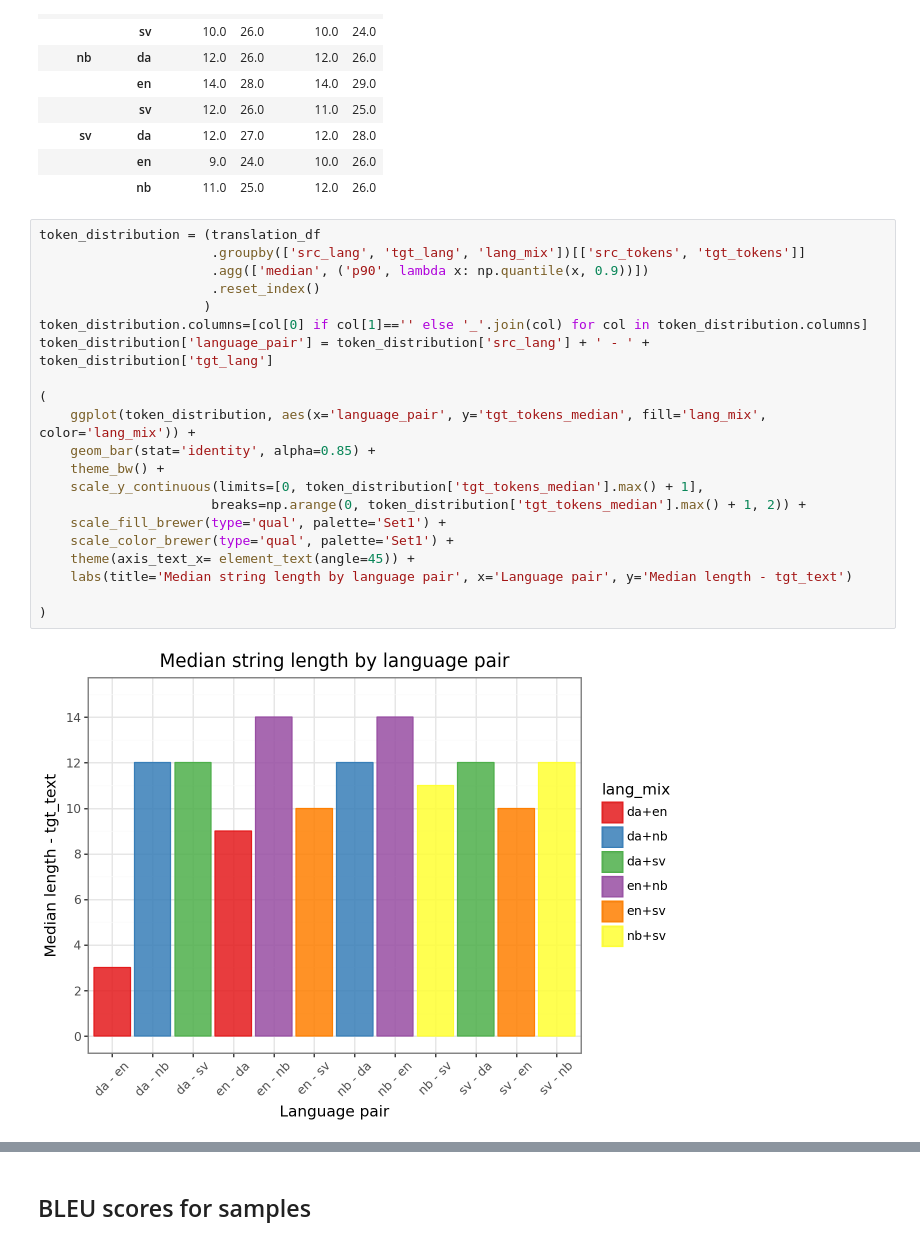
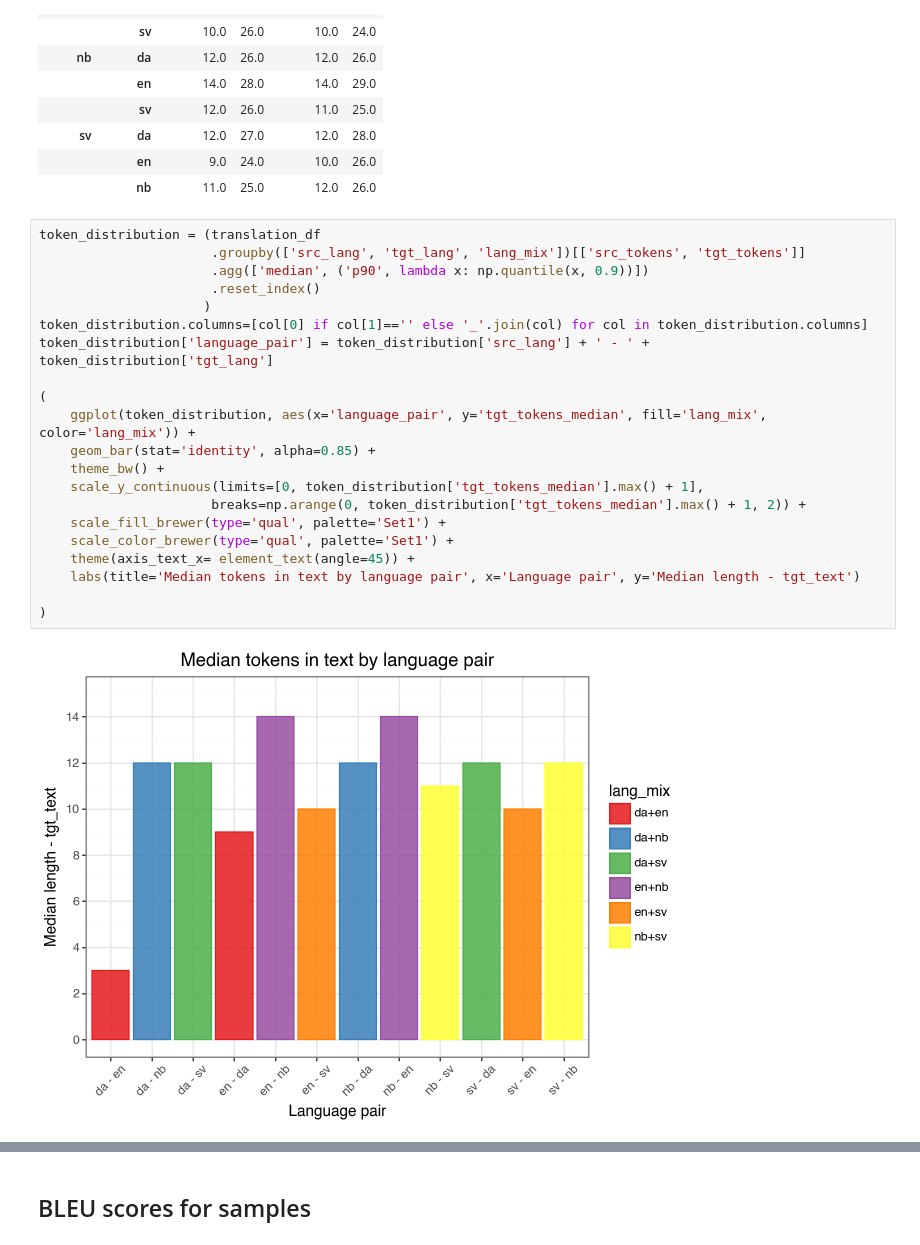
Before and after one commit to AdamNavarroLiriano/language-api, a Jupyter notebook: notebooks/1-EDA.ipynb, the cells around one changed output, grey strips where cells are left out. Cells and saved outputs as stored; diff of their text form.

```diff
--- a/notebooks/1-EDA.ipynb
+++ b/notebooks/1-EDA.ipynb
@@ -138,23 +169,23 @@ translation_df.groupby(['src_lang', 'tgt_lang'])[['src_tokens', 'tgt_tokens']].a
 # %%
 token_distribution = (translation_df
                       .groupby(['src_lang', 'tgt_lang', 'lang_mix'])[['src_tokens', 'tgt_tokens']]
                       .agg(['median', ('p90', lambda x: np.quantile(x, 0.9))])
                       .reset_index()
                      )
 token_distribution.columns=[col[0] if col[1]=='' else '_'.join(col) for col in token_distribution.columns]
 token_distribution['language_pair'] = token_distribution['src_lang'] + ' - ' + token_distribution['tgt_lang']
 
 (
     ggplot(token_distribution, aes(x='language_pair', y='tgt_tokens_median', fill='lang_mix', color='lang_mix')) +
     geom_bar(stat='identity', alpha=0.85) +
     theme_bw() +
     scale_y_continuous(limits=[0, token_distribution['tgt_tokens_median'].max() + 1],
                       breaks=np.arange(0, token_distribution['tgt_tokens_median'].max() + 1, 2)) +
     scale_fill_brewer(type='qual', palette='Set1') +
     scale_color_brewer(type='qual', palette='Set1') +
     theme(axis_text_x= element_text(angle=45)) +
-    labs(title='Median string length by language pair', x='Language pair', y='Median length - tgt_text')
+    labs(title='Median tokens in text by language pair', x='Language pair', y='Median length - tgt_text')
 
 )
 # %% [output]
-[figure, old version]
+[figure, new version]
```
Also changed, not shown: parts of 27 cells of this notebook, 3 other files.
